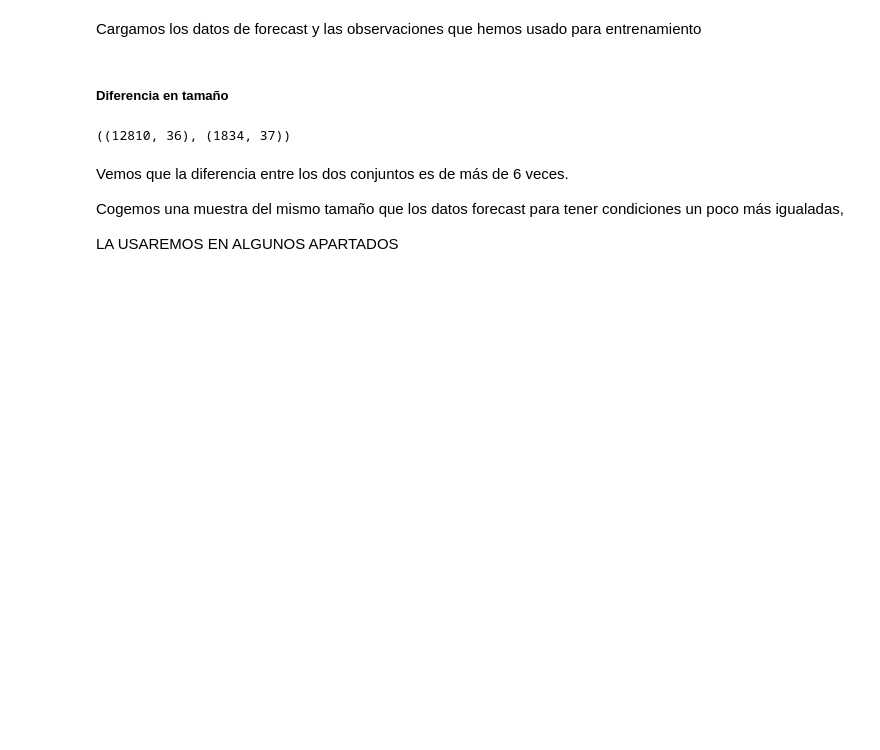
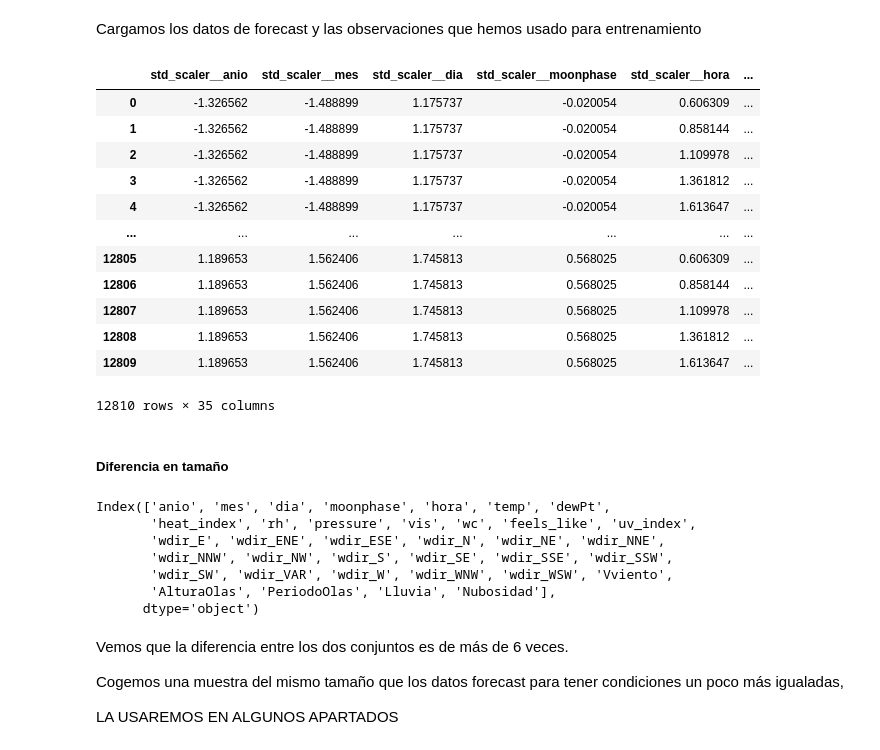
Before and after one commit to MarioBaldocchi/PD, a Jupyter notebook: forecasts/monitorizacion.ipynb, the cells around one changed output. Drawn from its saved outputs; the diff is of its cells as text; code cells hidden in the pictures; blank space fills up the shorter version.

```diff
--- a/forecasts/monitorizacion.ipynb
+++ b/forecasts/monitorizacion.ipynb
@@ -13,19 +13,47 @@ import pandas as pd
 # %% [markdown]
 Cargamos los datos de forecast y las observaciones que hemos usado para entrenamiento
 # %%
+from sklearn.preprocessing import StandardScaler
+from sklearn.compose import ColumnTransformer, make_column_selector
+
 df_observ = pd.read_parquet("../clean/df_definitivo.parquet")
 
 # eliminamos repetidas, columnas que no participan en el modelo
 df_observ.drop(columns=['Temperatura', 'wspd'], inplace=True)
 
-df_forecast = pd.read_csv('./clean/forecast_merged.csv')
+ct = ColumnTransformer([
+    ('pass', 'passthrough', make_column_selector(dtype_include=object)),
+    ('std_scaler', StandardScaler(), make_column_selector(dtype_include=np.number))
+])
+
+pd.DataFrame(ct.fit_transform(df_observ.drop(columns='AlturaOlas')), columns=ct.get_feature_names_out())
 #df_forecast.drop_duplicates(['anio', 'mes', 'dia', 'hora'], inplace=True)
+# %% [output]
+|  | std_scaler__anio | std_scaler__mes | std_scaler__dia | std_scaler__moonphase | std_scaler__hora | ... |
+| 0 | -1.326562 | -1.488899 | 1.175737 | -0.020054 | 0.606309 | ... |
+| 1 | -1.326562 | -1.488899 | 1.175737 | -0.020054 | 0.858144 | ... |
+| 2 | -1.326562 | -1.488899 | 1.175737 | -0.020054 | 1.109978 | ... |
+| 3 | -1.326562 | -1.488899 | 1.175737 | -0.020054 | 1.361812 | ... |
+| 4 | -1.326562 | -1.488899 | 1.175737 | -0.020054 | 1.613647 | ... |
+| ... | ... | ... | ... | ... | ... | ... |
+| 12805 | 1.189653 | 1.562406 | 1.745813 | 0.568025 | 0.606309 | ... |
+| 12806 | 1.189653 | 1.562406 | 1.745813 | 0.568025 | 0.858144 | ... |
+| 12807 | 1.189653 | 1.562406 | 1.745813 | 0.568025 | 1.109978 | ... |
+| 12808 | 1.189653 | 1.562406 | 1.745813 | 0.568025 | 1.361812 | ... |
+| 12809 | 1.189653 | 1.562406 | 1.745813 | 0.568025 | 1.613647 | ... |
+12810 rows × 35 columns
 # %% [markdown]
 ##### Diferencia en tamaño
 # %%
 df_observ.shape, df_forecast.shape
 # %% [output]
-((12810, 36), (1834, 37))
+Index(['anio', 'mes', 'dia', 'moonphase', 'hora', 'temp', 'dewPt',
+       'heat_index', 'rh', 'pressure', 'vis', 'wc', 'feels_like', 'uv_index',
+       'wdir_E', 'wdir_ENE', 'wdir_ESE', 'wdir_N', 'wdir_NE', 'wdir_NNE',
+       'wdir_NNW', 'wdir_NW', 'wdir_S', 'wdir_SE', 'wdir_SSE', 'wdir_SSW',
+       'wdir_SW', 'wdir_VAR', 'wdir_W', 'wdir_WNW', 'wdir_WSW', 'Vviento',
+       'AlturaOlas', 'PeriodoOlas', 'Lluvia', 'Nubosidad'],
+      dtype='object')
 # %% [markdown]
 Vemos que la diferencia entre los dos conjuntos es de más de 6 veces.
 
```
Also changed, not shown: parts of 3 cells of this notebook, 30 other files.
